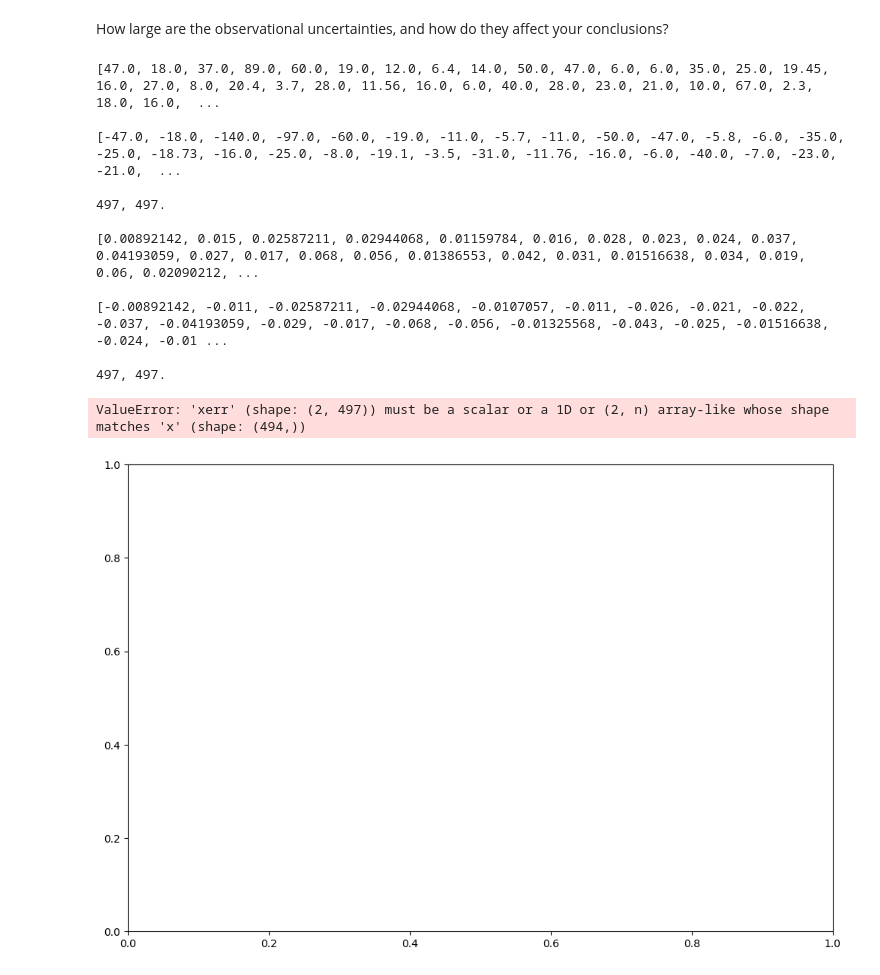
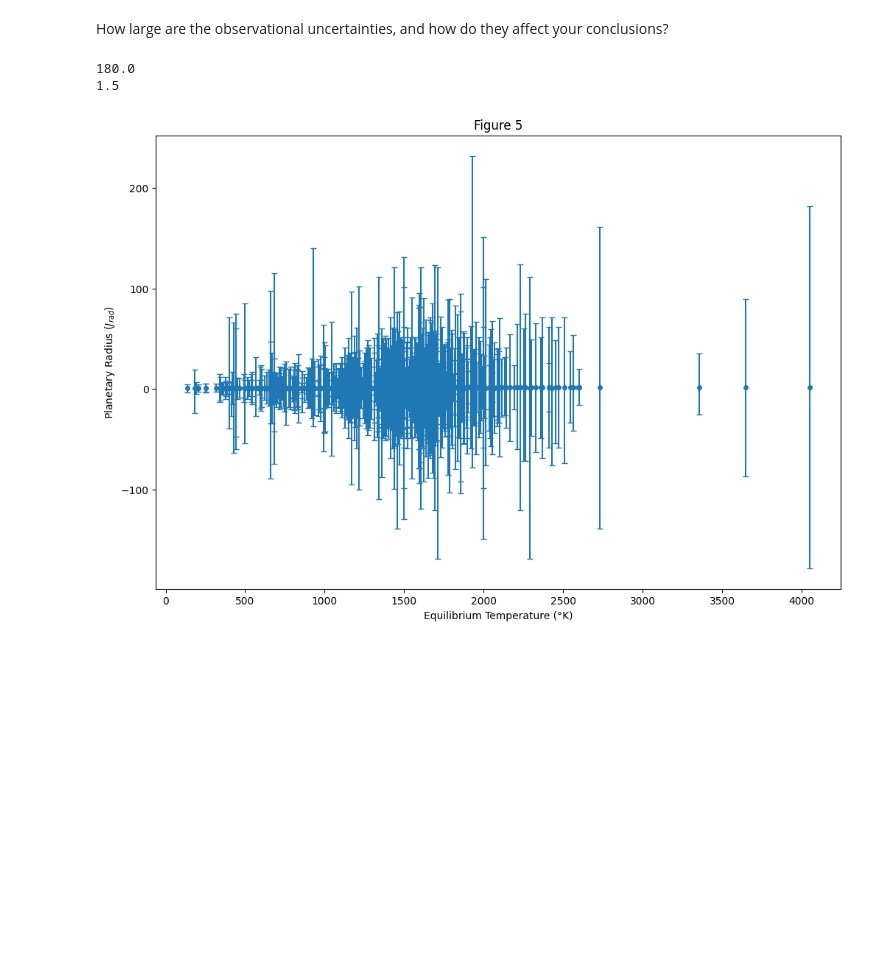
Before and after one commit to Macauley-Jones/PHYS2116_Comp_Assignment, a Jupyter notebook: Computational Assignment.ipynb, the cells around one changed output. Saved outputs shown, nothing was run; the diff lists cells and outputs as text; code cells hidden in the pictures; blank space fills up the shorter version.

```diff
--- a/Computational Assignment.ipynb
+++ b/Computational Assignment.ipynb
@@ -360,27 +294,19 @@ def plot3(xaxis, yaxis, xname, yname, xerr, yerr, a):
     plt.title(f"Figure {a}")
 
     plt.show()
+# %%
+print(max(temps_plus))
+print(min(temps_minus))
+print()
+print(max(radii_plus))
+print(min(radii_minus))
+# %% [output]
+180.0
+1.5
 # %%
-for err in terr:
-    print(f"{err}\n")
-print(f"{len(terr[0])}, {len(terr[1])}.\n")
-
-for err in prerr:
-    print(f"{err}\n")
-print(f"{len(prerr[0])}, {len(prerr[1])}.")
+terr = [temps_plus, temps_minus]
+prerr = [radii_plus, radii_minus]
 
 plot3(temps, radii, "Equilibrium Temperature (°K)", "Planetary Radius ($J_{rad}$)", terr, prerr, 5)
 # %% [output]
-[47.0, 18.0, 37.0, 89.0, 60.0, 19.0, 12.0, 6.4, 14.0, 50.0, 47.0, 6.0, 6.0, 35.0, 25.0, 19.45, 16.0, 27.0, 8.0, 20.4, 3.7, 28.0, 11.56, 16.0, 6.0, 40.0, 28.0, 23.0, 21.0, 10.0, 67.0, 2.3, 18.0, 16.0,  ...
-
-[-47.0, -18.0, -140.0, -97.0, -60.0, -19.0, -11.0, -5.7, -11.0, -50.0, -47.0, -5.8, -6.0, -35.0, -25.0, -18.73, -16.0, -25.0, -8.0, -19.1, -3.5, -31.0, -11.76, -16.0, -6.0, -40.0, -7.0, -23.0, -21.0,  ...
-
-497, 497.
-
-[0.00892142, 0.015, 0.02587211, 0.02944068, 0.01159784, 0.016, 0.028, 0.023, 0.024, 0.037, 0.04193059, 0.027, 0.017, 0.068, 0.056, 0.01386553, 0.042, 0.031, 0.01516638, 0.034, 0.019, 0.06, 0.02090212, ...
-
-[-0.00892142, -0.011, -0.02587211, -0.02944068, -0.0107057, -0.011, -0.026, -0.021, -0.022, -0.037, -0.04193059, -0.029, -0.017, -0.068, -0.056, -0.01325568, -0.043, -0.025, -0.01516638, -0.024, -0.01 ...
-
-497, 497.
-ValueError: 'xerr' (shape: (2, 497)) must be a scalar or a 1D or (2, n) array-like whose shape matches 'x' (shape: (494,))
-[figure, old version]
+[figure, new version]
```
Also changed, not shown: parts of 8 cells of this notebook.
